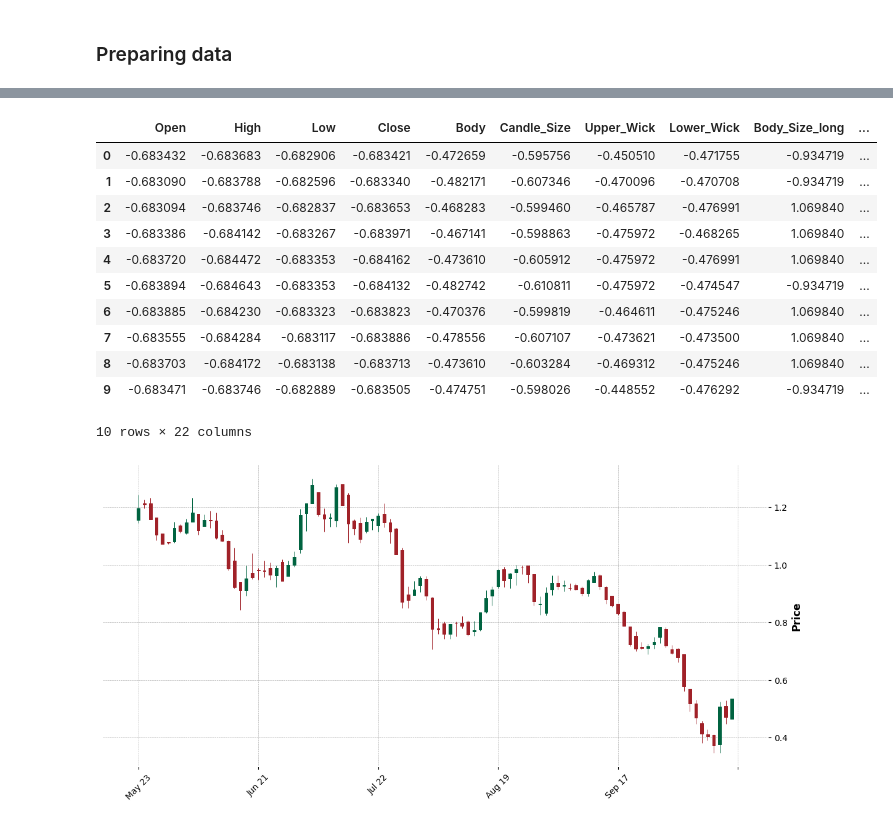
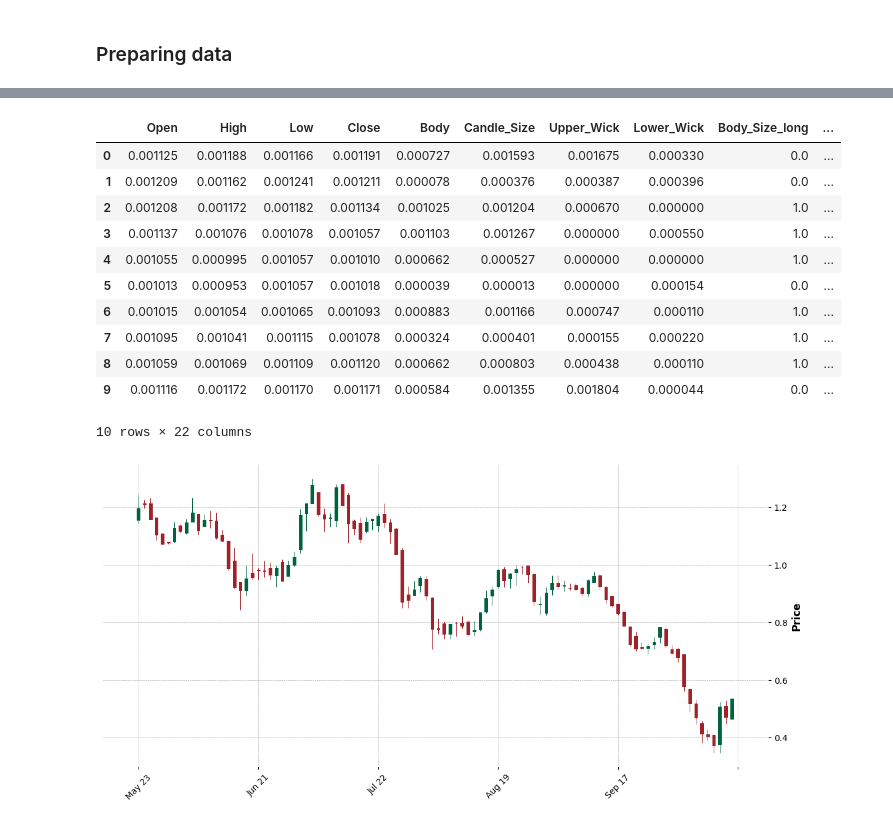
Before and after one commit to julianaAuzier/Candlesticks-Clustering, a Jupyter notebook: Challenge_3.ipynb, the cells around one changed output, grey strips where cells are left out. Drawn from its saved outputs; the diff is of its cells as text; code cells hidden in the pictures.

```diff
--- a/Challenge_3.ipynb
+++ b/Challenge_3.ipynb
@@ -128,20 +126,20 @@ plt.show()
 # %%
-scaler = StandardScaler() #MinMaxScaler()
-data_scaled = scaler.fit_transform(data_new)#.iloc[:,:8])
+scaler = MinMaxScaler() #StandardScaler()
+data_scaled = scaler.fit_transform(data_new)
 data_scaled = pd.DataFrame(data_scaled, columns=data_new.columns)
 data_scaled.head(10)
 # %% [output]
 |  | Open | High | Low | Close | Body | Candle_Size | Upper_Wick | Lower_Wick | Body_Size_long | ... |
-| 0 | -0.683432 | -0.683683 | -0.682906 | -0.683421 | -0.472659 | -0.595756 | -0.450510 | -0.471755 | -0.934719 | ... |
-| 1 | -0.683090 | -0.683788 | -0.682596 | -0.683340 | -0.482171 | -0.607346 | -0.470096 | -0.470708 | -0.934719 | ... |
-| 2 | -0.683094 | -0.683746 | -0.682837 | -0.683653 | -0.468283 | -0.599460 | -0.465787 | -0.476991 | 1.069840 | ... |
-| 3 | -0.683386 | -0.684142 | -0.683267 | -0.683971 | -0.467141 | -0.598863 | -0.475972 | -0.468265 | 1.069840 | ... |
-| 4 | -0.683720 | -0.684472 | -0.683353 | -0.684162 | -0.473610 | -0.605912 | -0.475972 | -0.476991 | 1.069840 | ... |
-| 5 | -0.683894 | -0.684643 | -0.683353 | -0.684132 | -0.482742 | -0.610811 | -0.475972 | -0.474547 | -0.934719 | ... |
-| 6 | -0.683885 | -0.684230 | -0.683323 | -0.683823 | -0.470376 | -0.599819 | -0.464611 | -0.475246 | 1.069840 | ... |
-| 7 | -0.683555 | -0.684284 | -0.683117 | -0.683886 | -0.478556 | -0.607107 | -0.473621 | -0.473500 | 1.069840 | ... |
-| 8 | -0.683703 | -0.684172 | -0.683138 | -0.683713 | -0.473610 | -0.603284 | -0.469312 | -0.475246 | 1.069840 | ... |
-| 9 | -0.683471 | -0.683746 | -0.682889 | -0.683505 | -0.474751 | -0.598026 | -0.448552 | -0.476292 | -0.934719 | ... |
+| 0 | 0.001125 | 0.001188 | 0.001166 | 0.001191 | 0.000727 | 0.001593 | 0.001675 | 0.000330 | 0.0 | ... |
+| 1 | 0.001209 | 0.001162 | 0.001241 | 0.001211 | 0.000078 | 0.000376 | 0.000387 | 0.000396 | 0.0 | ... |
+| 2 | 0.001208 | 0.001172 | 0.001182 | 0.001134 | 0.001025 | 0.001204 | 0.000670 | 0.000000 | 1.0 | ... |
+| 3 | 0.001137 | 0.001076 | 0.001078 | 0.001057 | 0.001103 | 0.001267 | 0.000000 | 0.000550 | 1.0 | ... |
+| 4 | 0.001055 | 0.000995 | 0.001057 | 0.001010 | 0.000662 | 0.000527 | 0.000000 | 0.000000 | 1.0 | ... |
+| 5 | 0.001013 | 0.000953 | 0.001057 | 0.001018 | 0.000039 | 0.000013 | 0.000000 | 0.000154 | 0.0 | ... |
+| 6 | 0.001015 | 0.001054 | 0.001065 | 0.001093 | 0.000883 | 0.001166 | 0.000747 | 0.000110 | 1.0 | ... |
+| 7 | 0.001095 | 0.001041 | 0.001115 | 0.001078 | 0.000324 | 0.000401 | 0.000155 | 0.000220 | 1.0 | ... |
+| 8 | 0.001059 | 0.001069 | 0.001109 | 0.001120 | 0.000662 | 0.000803 | 0.000438 | 0.000110 | 1.0 | ... |
+| 9 | 0.001116 | 0.001172 | 0.001170 | 0.001171 | 0.000584 | 0.001355 | 0.001804 | 0.000044 | 0.0 | ... |
 10 rows × 22 columns
 # %%
 #mpf test
```
Also changed, not shown: parts of 7 cells of this notebook.
